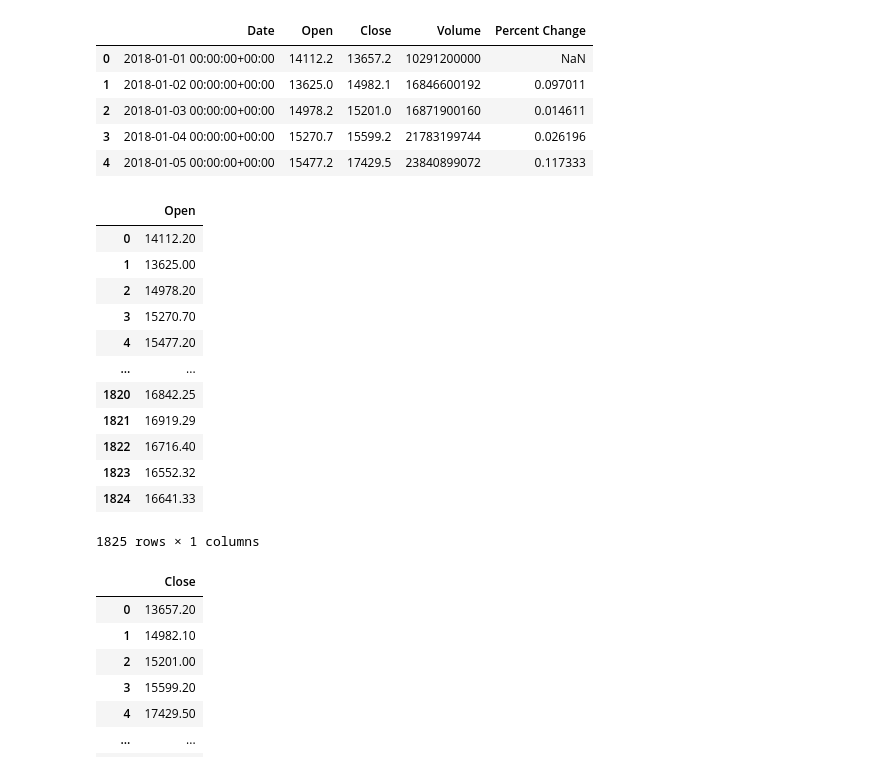
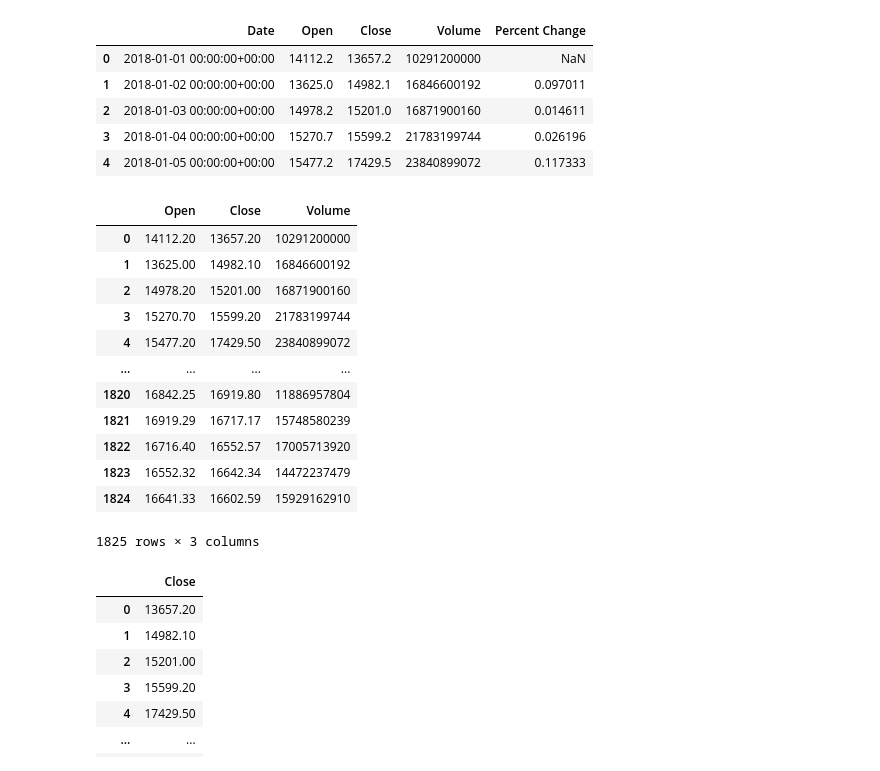
Before and after one commit to Olegreg762/Group_Project_2, a Jupyter notebook: BTC_ETH_predict.ipynb, the cells around one changed output. Drawn from its saved outputs; the diff is of its cells as text; code cells hidden in the pictures.

```diff
--- a/BTC_ETH_predict.ipynb
+++ b/BTC_ETH_predict.ipynb
@@ -33,22 +61,22 @@ crypto_btc.head()
 | 3 | 2018-01-04 00:00:00+00:00 | 15270.7 | 15599.2 | 21783199744 | 0.026196 |
 | 4 | 2018-01-05 00:00:00+00:00 | 15477.2 | 17429.5 | 23840899072 | 0.117333 |
 # %%
-X = crypto_btc[['Open']]
+X = crypto_btc.drop(columns=['Date','Percent Change'])
 X
 # %% [output]
-|  | Open |
-| 0 | 14112.20 |
-| 1 | 13625.00 |
-| 2 | 14978.20 |
-| 3 | 15270.70 |
-| 4 | 15477.20 |
-| ... | ... |
-| 1820 | 16842.25 |
-| 1821 | 16919.29 |
-| 1822 | 16716.40 |
-| 1823 | 16552.32 |
-| 1824 | 16641.33 |
+|  | Open | Close | Volume |
+| 0 | 14112.20 | 13657.20 | 10291200000 |
+| 1 | 13625.00 | 14982.10 | 16846600192 |
+| 2 | 14978.20 | 15201.00 | 16871900160 |
+| 3 | 15270.70 | 15599.20 | 21783199744 |
+| 4 | 15477.20 | 17429.50 | 23840899072 |
+| ... | ... | ... | ... |
+| 1820 | 16842.25 | 16919.80 | 11886957804 |
+| 1821 | 16919.29 | 16717.17 | 15748580239 |
+| 1822 | 16716.40 | 16552.57 | 17005713920 |
+| 1823 | 16552.32 | 16642.34 | 14472237479 |
+| 1824 | 16641.33 | 16602.59 | 15929162910 |
-1825 rows × 1 columns
+1825 rows × 3 columns
 # %%
 y = crypto_btc[['Close']]
 y
```
Also changed, not shown: parts of 7 cells of this notebook.
